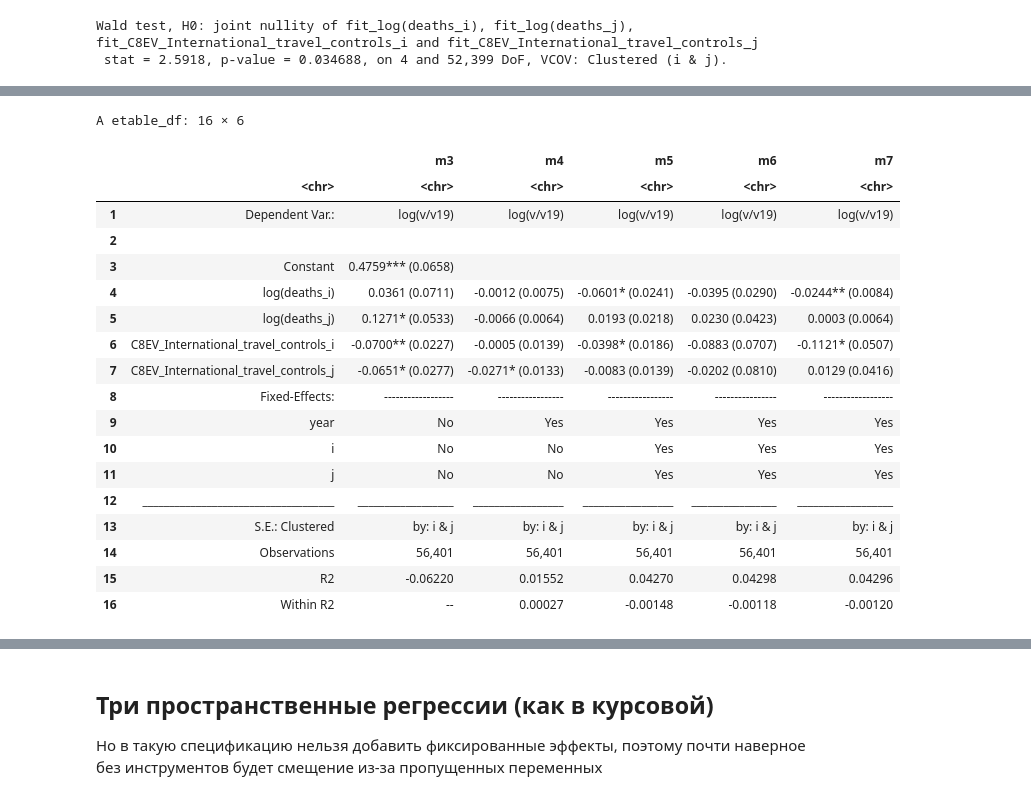
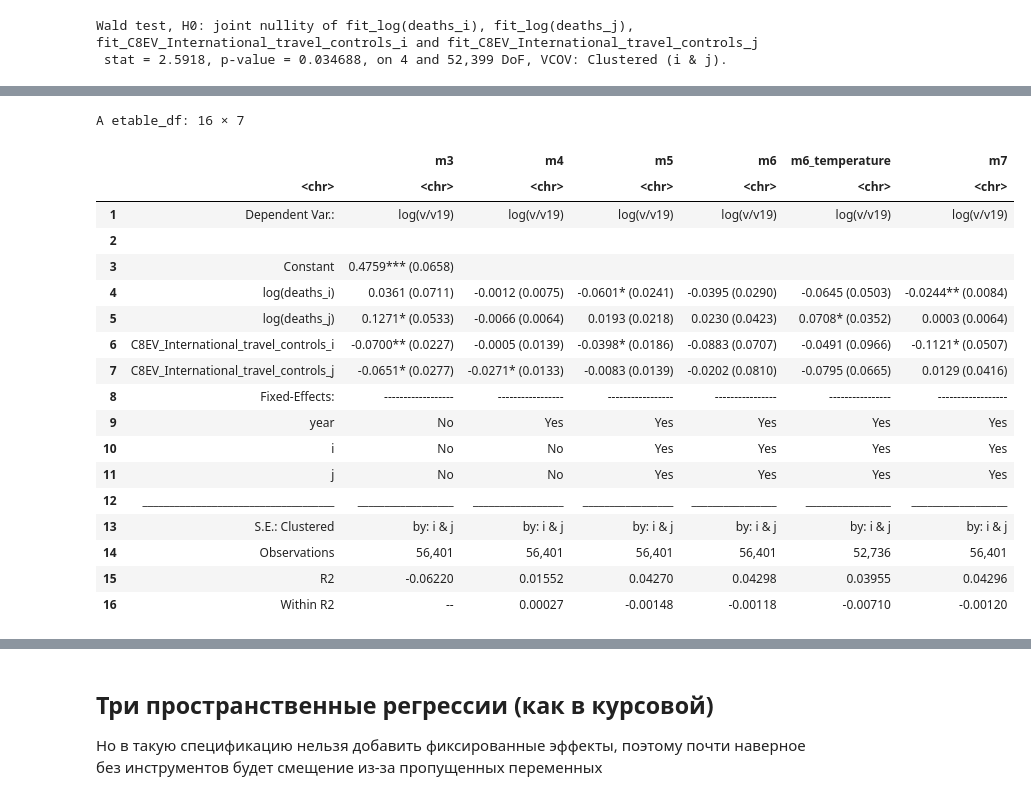
Before and after one commit to xan-d-or/thesis, a Jupyter notebook: analysis/hs0_estimation.ipynb, the cells around one changed output, grey strips where cells are left out. Saved outputs shown, nothing was run; the diff lists cells and outputs as text; code cells hidden in the pictures.

```diff
--- a/analysis/hs0_estimation.ipynb
+++ b/analysis/hs0_estimation.ipynb
@@ -354,7 +338,7 @@ F-test (1st stage), log(deaths_j): stat = 721.0    , p < 2.2e-16 , on 8 and 56,0
 # Спецификация с фиксированными эффектами, куда я добавил инструменты, чтобы убрать потенциальную двустороннюю связь.
 # Добавить больше инструментов, которые меняются во времени. Мб плотность населения или медианный возраст брать не за 2019 год а в динамике,
 # чтобы использовать их как инструменты в этой спецификации.
-m5 = feols(log(v/v19) ~  1 +
+fe_iv = feols(log(v/v19) ~  1 +
  C8EV_International_travel_controls_i + C8EV_International_travel_controls_j | year+i+j|
  log(deaths_i) + log(deaths_j) ~
 # H6M_Facial_Coverings_i+H6M_Facial_Coverings_j
@@ -370,7 +354,7 @@ population_density_i + population_density_j
  ,
  data = df
  )
-m5 %>% summary(cluster = ~ i+j)
+fe_iv %>% summary(cluster = ~ i+j)
 # %% [output]
 NOTE: 13,906 observations removed because of NA and infinite values (RHS: 9,802, IV: 6,067/10,661).
 TSLS estimation - Dep. Var.: log(v/v19)
@@ -391,7 +375,7 @@ F-test (1st stage), log(deaths_j): stat = 919.6    , p < 2.2e-16 , on 6 and 56,0
                        Wu-Hausman: stat =   4.75857, p = 0.008581, on 2 and 56,044 DoF.
                            Sargan: stat =   4.68934, p = 0.320684, on 4 DoF.
 # %%
-m6 = feols(log(v/v19) ~  1 | year+i+j|
+iv_both_endo = feols(log(v/v19) ~  1 | year+i+j|
  log(deaths_i) + log(deaths_j) +
  C8EV_International_travel_controls_i + C8EV_International_travel_controls_j ~
 # H6M_Facial_Coverings_i+H6M_Facial_Coverings_j
@@ -407,7 +391,7 @@ population_density_i + population_density_j
  ,
  data = df
  )
-m6 %>% summary(cluster = ~ i+j)
+iv_both_endo %>% summary(cluster = ~ i+j)
 # %% [output]
 NOTE: 13,906 observations removed because of NA and infinite values (IV: 13,568/10,661).
 TSLS estimation - Dep. Var.: log(v/v19)
@@ -435,7 +419,7 @@ Wald test, H0: joint nullity of fit_log(deaths_i), fit_log(deaths_j), fit_C8EV_I
  stat = 1.98393, p-value = 0.093977, on 4 and 56,046 DoF, VCOV: Clustered (i & j).
 # %%
 # Но если добавить температуру как инструмент, то значимость появляется...
-m6_temperature = feols(log(v/v19) ~  1 | year+i+j|
+iv_both_endo_temperature = feols(log(v/v19) ~  1 | year+i+j|
  log(deaths_i) + log(deaths_j) +
  C8EV_International_travel_controls_i + C8EV_International_travel_controls_j ~
 # H6M_Facial_Coverings_i+H6M_Facial_Coverings_j
@@ -451,8 +435,8 @@ average_surface_temperature_i + average_surface_temperature_j # Добавляе
  ,
  data = df
  )
-m6_temperature %>% summary(cluster = ~ i+j)
-wald(m6_temperature, keep = 'log|C8', vcov = ~i+j)
+iv_both_endo_temperature %>% summary(cluster = ~ i+j)
+wald(iv_both_endo_temperature, keep = 'log|C8', vcov = ~i+j)
 # %% [output]
 NOTE: 17,571 observations removed because of NA and infinite values (IV: 13,568/15,000).
 TSLS estimation - Dep. Var.: log(v/v19)
@@ -476,7 +460,7 @@ Wald test, H0: joint nullity of fit_log(deaths_i), fit_log(deaths_j), fit_C8EV_I
  stat = 2.5918, p-value = 0.034688, on 4 and 52,399 DoF, VCOV: Clustered (i & j).
 # %%
 # Как будто ограничения тоже эндогенные...
-m7 = feols(log(v/v19) ~  1 + log(deaths_i) + log(deaths_j) | year+i+j|
+iv_itc_endo = feols(log(v/v19) ~  1 + log(deaths_i) + log(deaths_j) | year+i+j|
  C8EV_International_travel_controls_i + C8EV_International_travel_controls_j ~
 # H6M_Facial_Coverings_i+H6M_Facial_Coverings_j
 # +
@@ -491,7 +475,7 @@ population_density_i + population_density_j
  ,
  data = df
  )
-m7 %>% summary(cluster = ~ i+j)
+iv_itc_endo %>% summary(cluster = ~ i+j)
 # %% [output]
 NOTE: 13,906 observations removed because of NA and infinite values (RHS: 6,067, IV: 9,802/10,661).
 TSLS estimation - Dep. Var.: log(v/v19)
@@ -586,25 +570,25 @@ F-test (1st stage), log(deaths_j): stat = 573.6    , p < 2.2e-16 , on 6 and 56,0
                        Wu-Hausman: stat =   4.95255, p = 0.007068, on 2 and 56,046 DoF.
                            Sargan: stat =   6.15726, p = 0.187708, on 4 DoF.
 # %%
-etable(m3, m4, m5, m6, m7, vcov = ~i+j, signif.code = signif.code)
+etable(pulled_tsls, fe_iv_year, fe_iv, iv_both_endo, iv_both_endo_temperature, iv_itc_endo, vcov = ~i+j, signif.code = signif.code)
 # %% [output]
-A etable_df: 16 × 6
+A etable_df: 16 × 7
-|  |  | m3 | m4 | m5 | m6 | m7 |
-|  | <chr> | <chr> | <chr> | <chr> | <chr> | <chr> |
-| 1 | Dependent Var.: | log(v/v19) | log(v/v19) | log(v/v19) | log(v/v19) | log(v/v19) |
-| 2 |  |  |  |  |  |  |
-| 3 | Constant | 0.4759*** (0.0658) |  |  |  |  |
-| 4 | log(deaths_i) | 0.0361 (0.0711) | -0.0012 (0.0075) | -0.0601* (0.0241) | -0.0395 (0.0290) | -0.0244** (0.0084) |
-| 5 | log(deaths_j) | 0.1271* (0.0533) | -0.0066 (0.0064) | 0.0193 (0.0218) | 0.0230 (0.0423) | 0.0003 (0.0064) |
-| 6 | C8EV_International_travel_controls_i | -0.0700** (0.0227) | -0.0005 (0.0139) | -0.0398* (0.0186) | -0.0883 (0.0707) | -0.1121* (0.0507) |
-| 7 | C8EV_International_travel_controls_j | -0.0651* (0.0277) | -0.0271* (0.0133) | -0.0083 (0.0139) | -0.0202 (0.0810) | 0.0129 (0.0416) |
-| 8 | Fixed-Effects: | ------------------ | ----------------- | ----------------- | ---------------- | ------------------ |
-| 9 | year | No | Yes | Yes | Yes | Yes |
-| 10 | i | No | No | Yes | Yes | Yes |
-| 11 | j | No | No | Yes | Yes | Yes |
-| 12 | ____________________________________ | __________________ | _________________ | _________________ | ________________ | __________________ |
-| 13 | S.E.: Clustered | by: i & j | by: i & j | by: i & j | by: i & j | by: i & j |
-| 14 | Observations | 56,401 | 56,401 | 56,401 | 56,401 | 56,401 |
-| 15 | R2 | -0.06220 | 0.01552 | 0.04270 | 0.04298 | 0.04296 |
-| 16 | Within R2 | -- | 0.00027 | -0.00148 | -0.00118 | -0.00120 |
+|  |  | m3 | m4 | m5 | m6 | m6_temperature | m7 |
+|  | <chr> | <chr> | <chr> | <chr> | <chr> | <chr> | <chr> |
+| 1 | Dependent Var.: | log(v/v19) | log(v/v19) | log(v/v19) | log(v/v19) | log(v/v19) | log(v/v19) |
+| 2 |  |  |  |  |  |  |  |
+| 3 | Constant | 0.4759*** (0.0658) |  |  |  |  |  |
+| 4 | log(deaths_i) | 0.0361 (0.0711) | -0.0012 (0.0075) | -0.0601* (0.0241) | -0.0395 (0.0290) | -0.0645 (0.0503) | -0.0244** (0.0084) |
+| 5 | log(deaths_j) | 0.1271* (0.0533) | -0.0066 (0.0064) | 0.0193 (0.0218) | 0.0230 (0.0423) | 0.0708* (0.0352) | 0.0003 (0.0064) |
+| 6 | C8EV_International_travel_controls_i | -0.0700** (0.0227) | -0.0005 (0.0139) | -0.0398* (0.0186) | -0.0883 (0.0707) | -0.0491 (0.0966) | -0.1121* (0.0507) |
+| 7 | C8EV_International_travel_controls_j | -0.0651* (0.0277) | -0.0271* (0.0133) | -0.0083 (0.0139) | -0.0202 (0.0810) | -0.0795 (0.0665) | 0.0129 (0.0416) |
+| 8 | Fixed-Effects: | ------------------ | ----------------- | ----------------- | ---------------- | ---------------- | ------------------ |
+| 9 | year | No | Yes | Yes | Yes | Yes | Yes |
+| 10 | i | No | No | Yes | Yes | Yes | Yes |
+| 11 | j | No | No | Yes | Yes | Yes | Yes |
+| 12 | ____________________________________ | __________________ | _________________ | _________________ | ________________ | ________________ | __________________ |
+| 13 | S.E.: Clustered | by: i & j | by: i & j | by: i & j | by: i & j | by: i & j | by: i & j |
+| 14 | Observations | 56,401 | 56,401 | 56,401 | 56,401 | 52,736 | 56,401 |
+| 15 | R2 | -0.06220 | 0.01552 | 0.04270 | 0.04298 | 0.03955 | 0.04296 |
+| 16 | Within R2 | -- | 0.00027 | -0.00148 | -0.00118 | -0.00710 | -0.00120 |
 # %%
```
Also changed, not shown: parts of 13 cells of this notebook.
